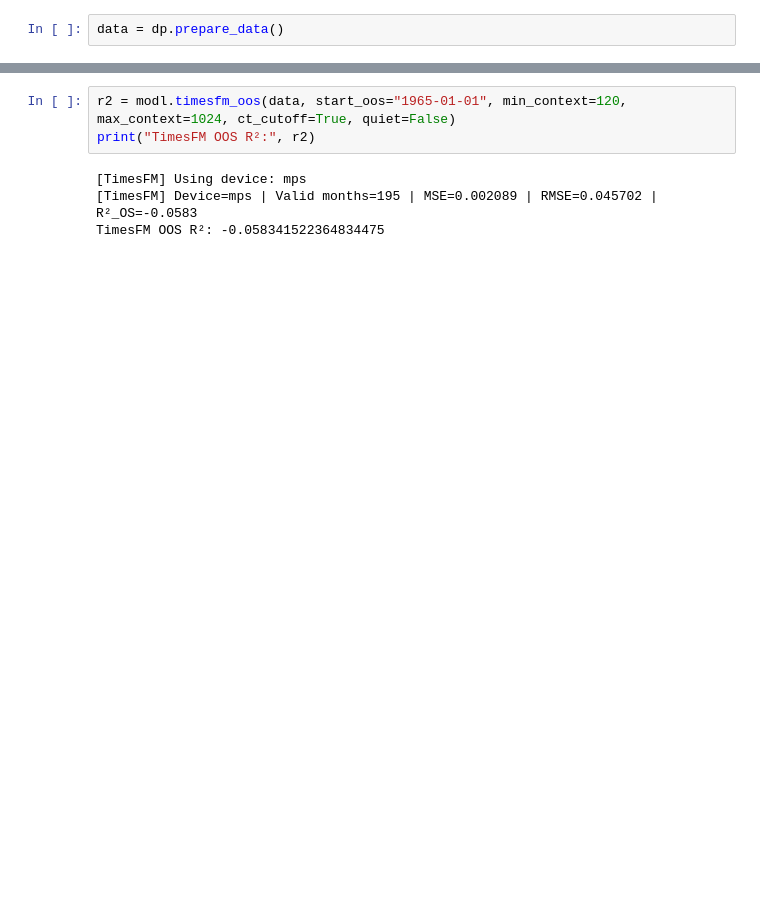
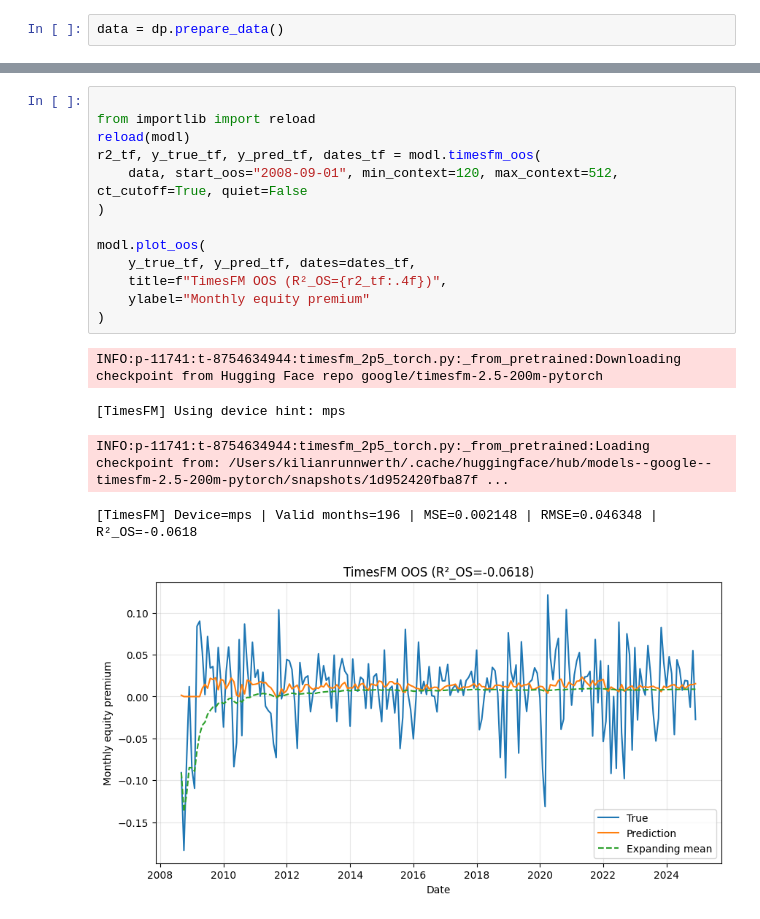
Before and after one commit to KiliTili/Masterarbeit, a Jupyter notebook: Notebooks/Benchmark/modelling.ipynb, the cells around one changed output, grey strips where cells are left out. Saved outputs shown, nothing was run; the diff lists cells and outputs as text; blank space fills up the shorter version.

```diff
--- a/Notebooks/Benchmark/modelling.ipynb
+++ b/Notebooks/Benchmark/modelling.ipynb
@@ -65,7 +102,19 @@ Chronos model loaded.
 # %%
-r2 = modl.timesfm_oos(data, start_oos="1965-01-01", min_context=120, max_context=1024, ct_cutoff=True, quiet=False)
-print("TimesFM OOS R²:", r2)
+
+from importlib import reload
+reload(modl)
+r2_tf, y_true_tf, y_pred_tf, dates_tf = modl.timesfm_oos(
+    data, start_oos="2008-09-01", min_context=120, max_context=512, ct_cutoff=True, quiet=False
+)
+
+modl.plot_oos(
+    y_true_tf, y_pred_tf, dates=dates_tf,
+    title=f"TimesFM OOS (R²_OS={r2_tf:.4f})",
+    ylabel="Monthly equity premium"
+)
 # %% [output]
-[TimesFM] Using device: mps
-[TimesFM] Device=mps | Valid months=195 | MSE=0.002089 | RMSE=0.045702 | R²_OS=-0.0583
-TimesFM OOS R²: -0.058341522364834475
+INFO:p-11741:t-8754634944:timesfm_2p5_torch.py:_from_pretrained:Downloading checkpoint from Hugging Face repo google/timesfm-2.5-200m-pytorch
+[TimesFM] Using device hint: mps
+INFO:p-11741:t-8754634944:timesfm_2p5_torch.py:_from_pretrained:Loading checkpoint from: /Users/kilianrunnwerth/.cache/huggingface/hub/models--google--timesfm-2.5-200m-pytorch/snapshots/1d952420fba87f ...
+[TimesFM] Device=mps | Valid months=196 | MSE=0.002148 | RMSE=0.046348 | R²_OS=-0.0618
+[figure, added]
```
Also changed, not shown: parts of 11 cells of this notebook, 8 other files.
